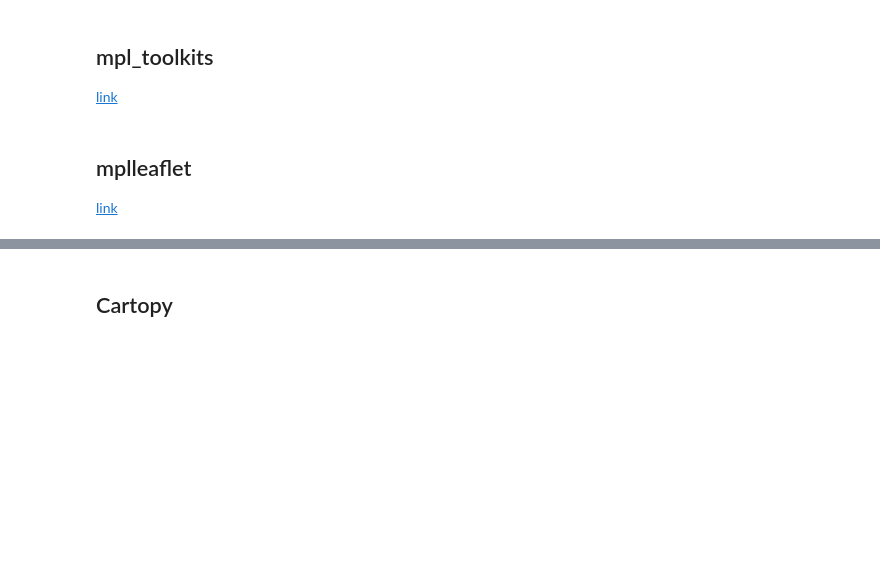
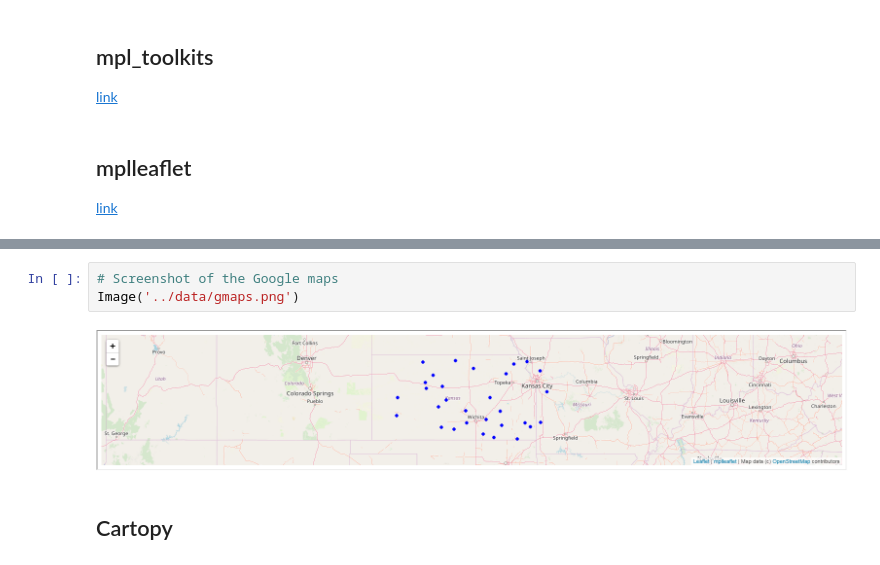
Before and after one commit to nicotom/visualization_catalog, a Jupyter notebook: Maps/maps.ipynb, the cells around one changed output, grey strips where cells are left out. Saved outputs shown, nothing was run; the diff lists cells and outputs as text; blank space fills up the shorter version.

```diff
--- a/Maps/maps.ipynb
+++ b/Maps/maps.ipynb
@@ -111,6 +119,11 @@ ax.plot(x, y, 'bo')
 mplleaflet.display(fig=fig)
 # %% [output]
 [interactive output not drawn]
+# %%
+# Screenshot of the Google maps
+Image('../data/gmaps.png')
+# %% [output]
+[figure, added]
 # %% [markdown]
 ## Cartopy
 # %%
```
Also changed, not shown: parts of 9 cells of this notebook, 3 other files.
